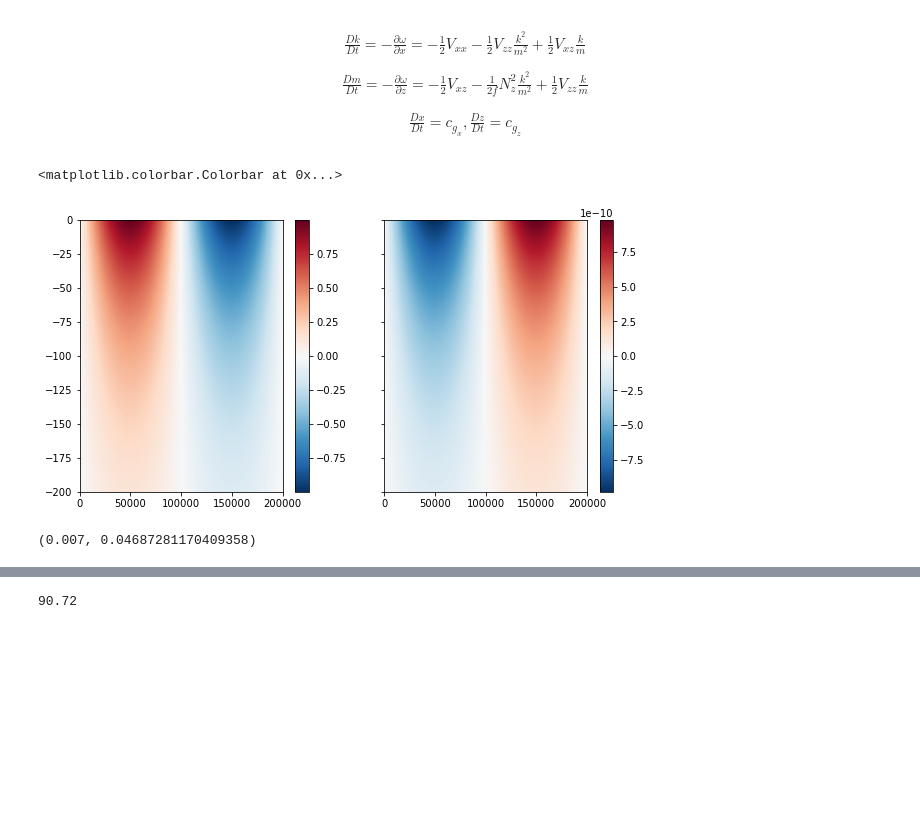
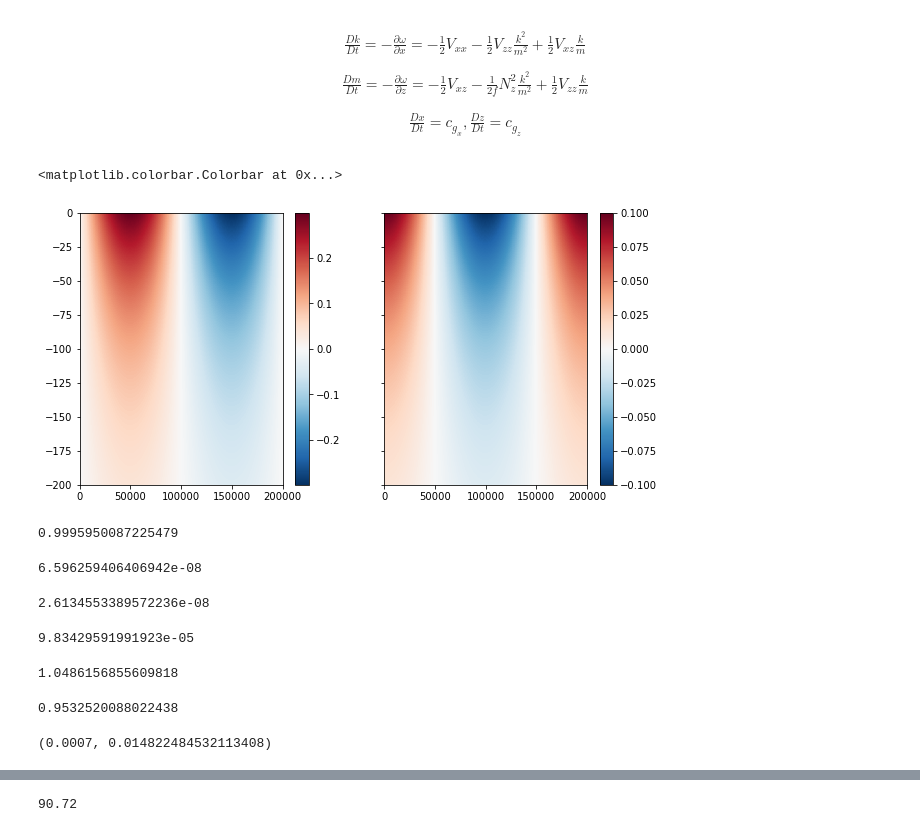
Before and after one commit to sessink/NIW, a Jupyter notebook: notebooks/ray_tracing/ray.ipynb, the cells around one changed output, grey strips where cells are left out. Saved outputs shown, nothing was run; the diff lists cells and outputs as text; code cells hidden in the pictures; blank space fills up the shorter version.

```diff
--- a/notebooks/ray_tracing/ray.ipynb
+++ b/notebooks/ray_tracing/ray.ipynb
@@ -26,30 +26,33 @@ $$
 x = np.linspace(0,200000,500)
 z= np.linspace(-200,0, 500)
 # %%
+a = 0.3
 def N2(z):
-    return z*1e-6
+    return 1e-6
+def N2z(z):
+    return 0
 def V(x,z):
-    return np.sin(x*np.pi/100000)*np.exp(z/100)
+    return a*np.sin(x*np.pi/100000)*np.exp(z/100)
 def Vx(x,z):
-    return np.cos(x*np.pi/100000)*np.exp(z/100)*np.pi/100000
+    return a*np.cos(x*np.pi/100000)*np.exp(z/100)*np.pi/100000
 def Vxz(x,z):
-    return np.cos(x*np.pi/100000)*np.exp(z/100)*np.pi/100000/100
+    return a*np.cos(x*np.pi/100000)*np.exp(z/100)*np.pi/100000/100
 def Vxx(x,z):
-    return -np.sin(x*np.pi/100000)*np.exp(z/100)*np.pi*np.pi/100000/100000
+    return -a*np.sin(x*np.pi/100000)*np.exp(z/100)*np.pi*np.pi/100000/100000
 def Vz(x,z):
-    return np.sin(x*np.pi/100000)*np.exp(z/100)/100
+    return a*np.sin(x*np.pi/100000)*np.exp(z/100)/100
 def Vzz(x,z):
-    return np.sin(x*np.pi/100000)*np.exp(z/100)/100/100
+    return a*np.sin(x*np.pi/100000)*np.exp(z/100)/100/100
 # %%
 fig,ax = plt.subplots(1,2, figsize=(10,5),sharey=True)
 h = ax[0].pcolormesh(x,z, V(x,z[:,None]), cmap='RdBu_r')
 plt.colorbar(h,ax=ax[0])
 
-h = ax[1].pcolormesh(x,z, Vxx(x,z[:,None]), cmap='RdBu_r')
+h = ax[1].pcolormesh(x,z, Vx(x,z[:,None])/f, cmap='RdBu_r')
 plt.colorbar(h,ax=ax[1])
 # %% [output]
 <matplotlib.colorbar.Colorbar at 0x...>
-[figure, old version]
+[figure, new version]
 # %%
 def ode_sys(w,t):
     k,m,x,z = w
@@ -78,5 +87,29 @@ wsol = odeint(ode_sys, w0, t,)
+# %%
+omega(k0,m0,f_e,Vz(x0,z0))/f_e
+# %% [output]
+0.9995950087225479
+# %%
+k0*Vz(x0,z0)/m0
+# %% [output]
+6.596259406406942e-08
+# %%
+N**2*k0**2/(2*f*m0**2)
+# %% [output]
+2.6134553389572236e-08
+# %%
+f_e
+# %% [output]
+9.83429591991923e-05
+# %%
+omega(k0,m0,f_e,Vz(x0,z0))/f
+# %% [output]
+1.0486156855609818
+# %%
+f/f_e
+# %% [output]
+0.9532520088022438
 # %%
-k0/m0, 0.5*gsw.f(40)/np.sqrt(N2(10))
+k0/m0, 0.5*gsw.f(40)/np.sqrt(1e-5)
 # %% [output]
-(0.007, 0.04687281170409358)
+(0.0007, 0.014822484532113408)
 # %%
```
Also changed, not shown: parts of 7 cells of this notebook, 17 other files.
